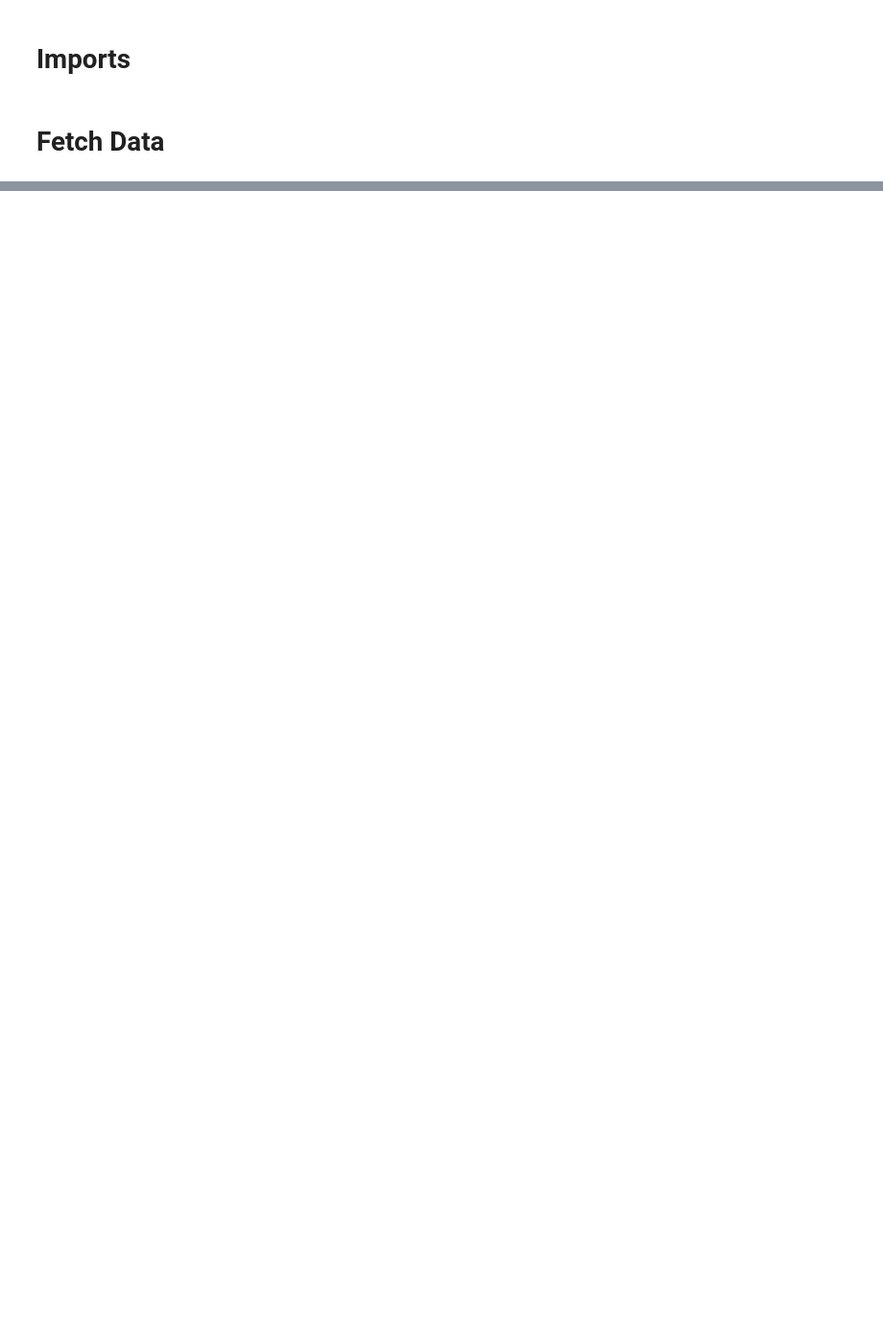
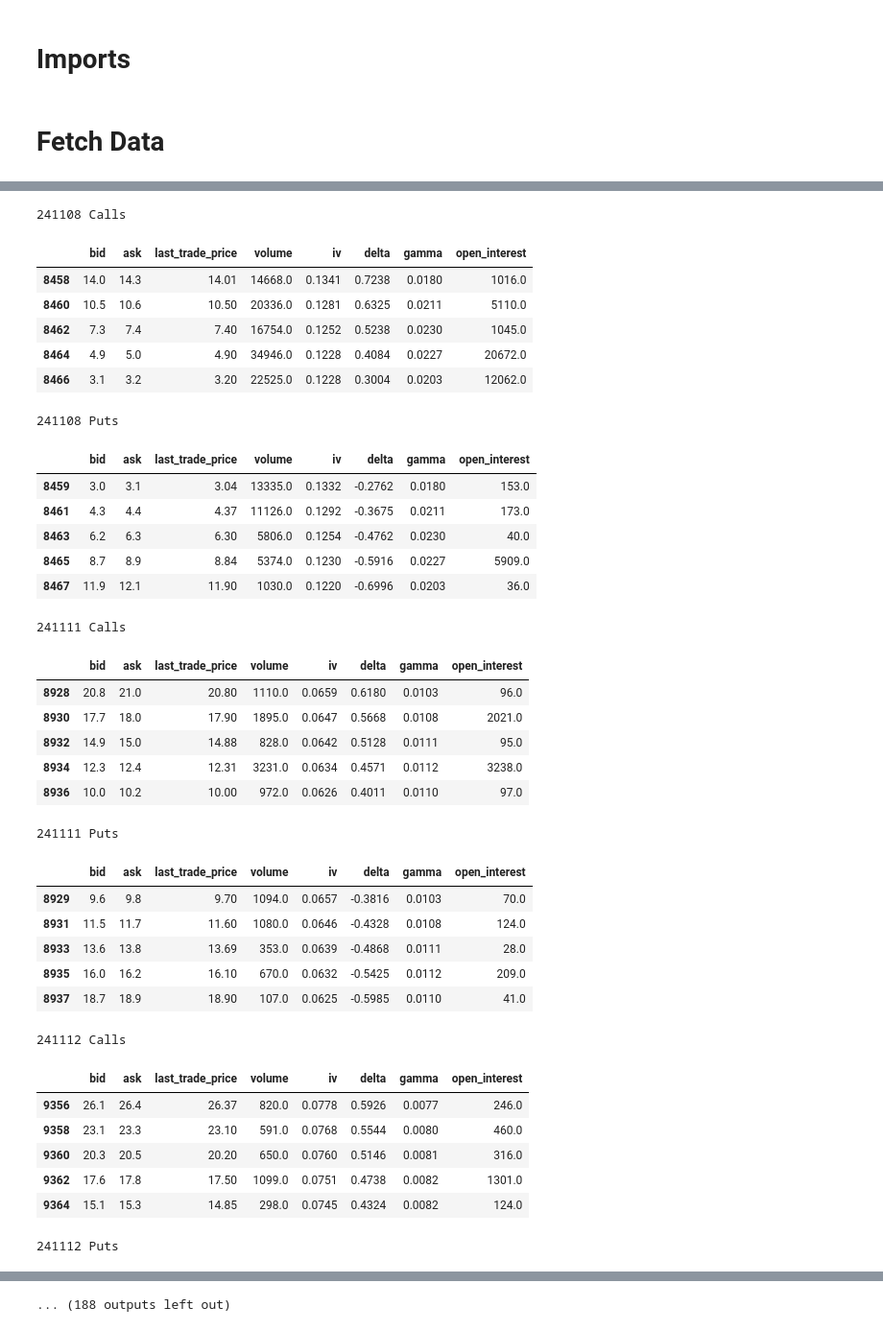
Before and after one commit to ed-churchill/implied-order-book, a Jupyter notebook: implied-order-book.ipynb, the cells around one changed output, grey strips where cells are left out. Shown at 96% size. Drawn from its saved outputs; the diff is of its cells as text; code cells hidden in the pictures; blank space fills up the shorter version.

```diff
--- a/implied-order-book.ipynb
+++ b/implied-order-book.ipynb
@@ -115,0 +104,54 @@ test_df['iv'].plot()
+# %%
+# Get unique expiries
+expiries = sorted(df['Expiry'].unique())
+
+# Get columns to show in chain
+cols = ['bid', 'ask', 'last_trade_price', 'volume', 'iv', 'delta', 'gamma', 'open_interest']
+
+# Print options chain
+for exp in expiries:
+    # Get call and put data for the expiry, only fairly close to ATM
+    expiry_df = df[(df['Expiry'] == exp) & (df['Moneyness'] >= -0.002) & (df['Moneyness'] <= 0.002)]
+    call_df = expiry_df[expiry_df['Type'] == 'C'][cols]
+    put_df = expiry_df[expiry_df['Type'] == 'P'][cols]
+    print(f"{exp} Calls")
+    display(call_df)
+    print(f"{exp} Puts")
+    display(put_df)
+# %% [output]
+241108 Calls
+|  | bid | ask | last_trade_price | volume | iv | delta | gamma | open_interest |
+| 8458 | 14.0 | 14.3 | 14.01 | 14668.0 | 0.1341 | 0.7238 | 0.0180 | 1016.0 |
+| 8460 | 10.5 | 10.6 | 10.50 | 20336.0 | 0.1281 | 0.6325 | 0.0211 | 5110.0 |
+| 8462 | 7.3 | 7.4 | 7.40 | 16754.0 | 0.1252 | 0.5238 | 0.0230 | 1045.0 |
+| 8464 | 4.9 | 5.0 | 4.90 | 34946.0 | 0.1228 | 0.4084 | 0.0227 | 20672.0 |
+| 8466 | 3.1 | 3.2 | 3.20 | 22525.0 | 0.1228 | 0.3004 | 0.0203 | 12062.0 |
+241108 Puts
+|  | bid | ask | last_trade_price | volume | iv | delta | gamma | open_interest |
+| 8459 | 3.0 | 3.1 | 3.04 | 13335.0 | 0.1332 | -0.2762 | 0.0180 | 153.0 |
+| 8461 | 4.3 | 4.4 | 4.37 | 11126.0 | 0.1292 | -0.3675 | 0.0211 | 173.0 |
+| 8463 | 6.2 | 6.3 | 6.30 | 5806.0 | 0.1254 | -0.4762 | 0.0230 | 40.0 |
+| 8465 | 8.7 | 8.9 | 8.84 | 5374.0 | 0.1230 | -0.5916 | 0.0227 | 5909.0 |
+| 8467 | 11.9 | 12.1 | 11.90 | 1030.0 | 0.1220 | -0.6996 | 0.0203 | 36.0 |
+241111 Calls
+|  | bid | ask | last_trade_price | volume | iv | delta | gamma | open_interest |
+| 8928 | 20.8 | 21.0 | 20.80 | 1110.0 | 0.0659 | 0.6180 | 0.0103 | 96.0 |
+| 8930 | 17.7 | 18.0 | 17.90 | 1895.0 | 0.0647 | 0.5668 | 0.0108 | 2021.0 |
+| 8932 | 14.9 | 15.0 | 14.88 | 828.0 | 0.0642 | 0.5128 | 0.0111 | 95.0 |
+| 8934 | 12.3 | 12.4 | 12.31 | 3231.0 | 0.0634 | 0.4571 | 0.0112 | 3238.0 |
+| 8936 | 10.0 | 10.2 | 10.00 | 972.0 | 0.0626 | 0.4011 | 0.0110 | 97.0 |
+241111 Puts
+|  | bid | ask | last_trade_price | volume | iv | delta | gamma | open_interest |
+| 8929 | 9.6 | 9.8 | 9.70 | 1094.0 | 0.0657 | -0.3816 | 0.0103 | 70.0 |
+| 8931 | 11.5 | 11.7 | 11.60 | 1080.0 | 0.0646 | -0.4328 | 0.0108 | 124.0 |
+| 8933 | 13.6 | 13.8 | 13.69 | 353.0 | 0.0639 | -0.4868 | 0.0111 | 28.0 |
+| 8935 | 16.0 | 16.2 | 16.10 | 670.0 | 0.0632 | -0.5425 | 0.0112 | 209.0 |
+| 8937 | 18.7 | 18.9 | 18.90 | 107.0 | 0.0625 | -0.5985 | 0.0110 | 41.0 |
+241112 Calls
+|  | bid | ask | last_trade_price | volume | iv | delta | gamma | open_interest |
+| 9356 | 26.1 | 26.4 | 26.37 | 820.0 | 0.0778 | 0.5926 | 0.0077 | 246.0 |
+| 9358 | 23.1 | 23.3 | 23.10 | 591.0 | 0.0768 | 0.5544 | 0.0080 | 460.0 |
+| 9360 | 20.3 | 20.5 | 20.20 | 650.0 | 0.0760 | 0.5146 | 0.0081 | 316.0 |
+| 9362 | 17.6 | 17.8 | 17.50 | 1099.0 | 0.0751 | 0.4738 | 0.0082 | 1301.0 |
+| 9364 | 15.1 | 15.3 | 14.85 | 298.0 | 0.0745 | 0.4324 | 0.0082 | 124.0 |
+241112 Puts
@@ -115,0 +164 @@ test_df['iv'].plot()
+... (188 outputs left out)
```
Also changed, not shown: parts of 13 cells of this notebook.
